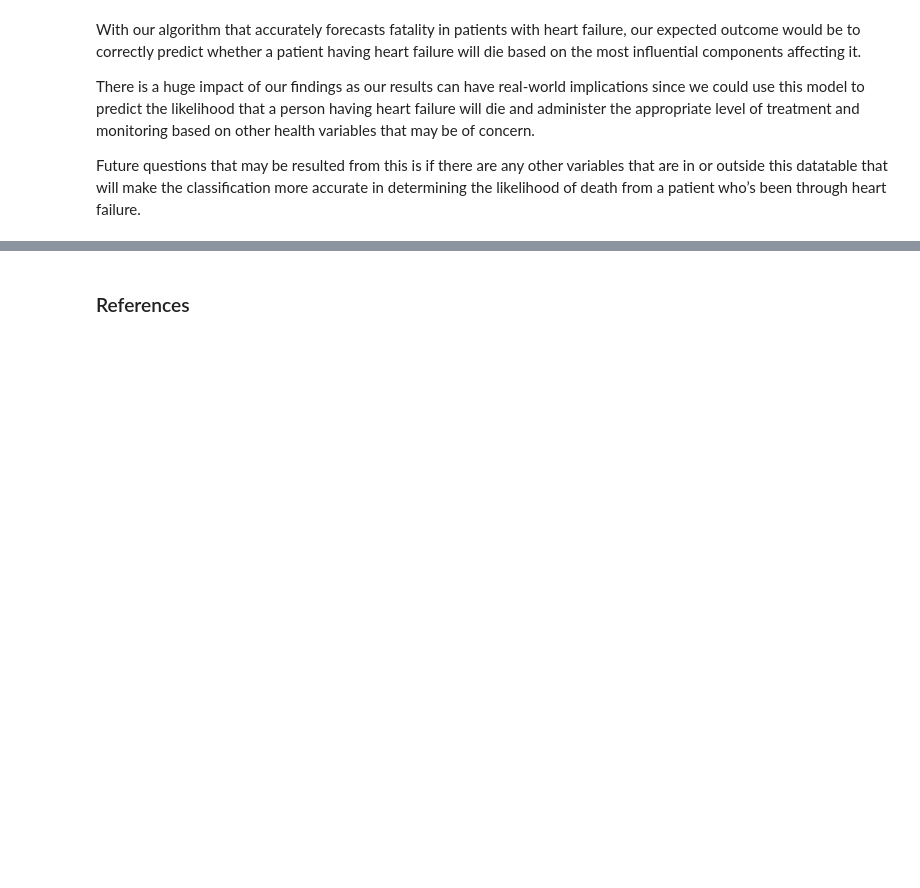
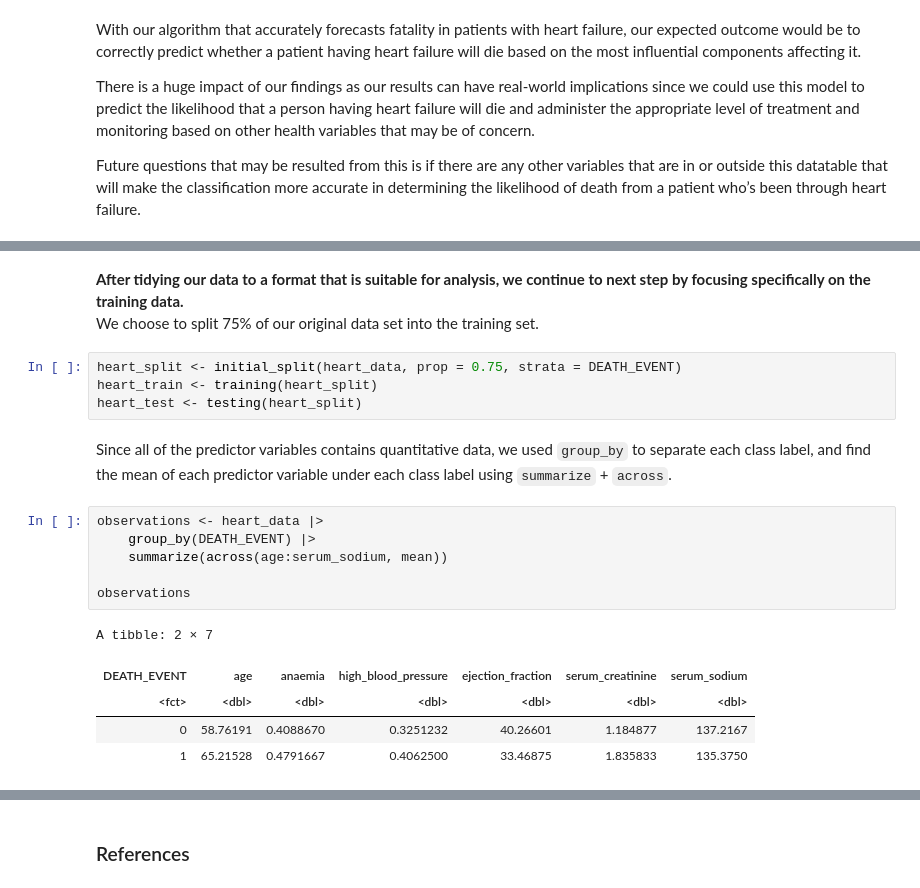
Before and after one commit to pinklily1202/Group-30, a Jupyter notebook: group30.ipynb, the cells around one changed output, grey strips where cells are left out. Drawn from its saved outputs; the diff is of its cells as text; blank space fills up the shorter version.

```diff
--- a/group30.ipynb
+++ b/group30.ipynb
@@ -50,0 +135,21 @@ Future questions that may be resulted from this is if there are any other variab
+# %% [markdown]
+**After tidying our data to a format that is suitable for analysis, we continue to next step by focusing specifically on the training data.**
+<br>We choose to split 75% of our original data set into the training set.
+# %%
+heart_split <- initial_split(heart_data, prop = 0.75, strata = DEATH_EVENT)
+heart_train <- training(heart_split)
+heart_test <- testing(heart_split)
+# %% [markdown]
+Since all of the predictor variables contains quantitative data, we used `group_by` to separate each class label, and find the mean of each predictor variable under each class label using `summarize` + `across`.
+# %%
+observations <- heart_data |>
+    group_by(DEATH_EVENT) |>
+    summarize(across(age:serum_sodium, mean))
+
+observations
+# %% [output]
+A tibble: 2 × 7
+| DEATH_EVENT | age | anaemia | high_blood_pressure | ejection_fraction | serum_creatinine | serum_sodium |
+| <fct> | <dbl> | <dbl> | <dbl> | <dbl> | <dbl> | <dbl> |
+| 0 | 58.76191 | 0.4088670 | 0.3251232 | 40.26601 | 1.184877 | 137.2167 |
+| 1 | 65.21528 | 0.4791667 | 0.4062500 | 33.46875 | 1.835833 | 135.3750 |
```
Also changed, not shown: parts of 19 cells of this notebook.
